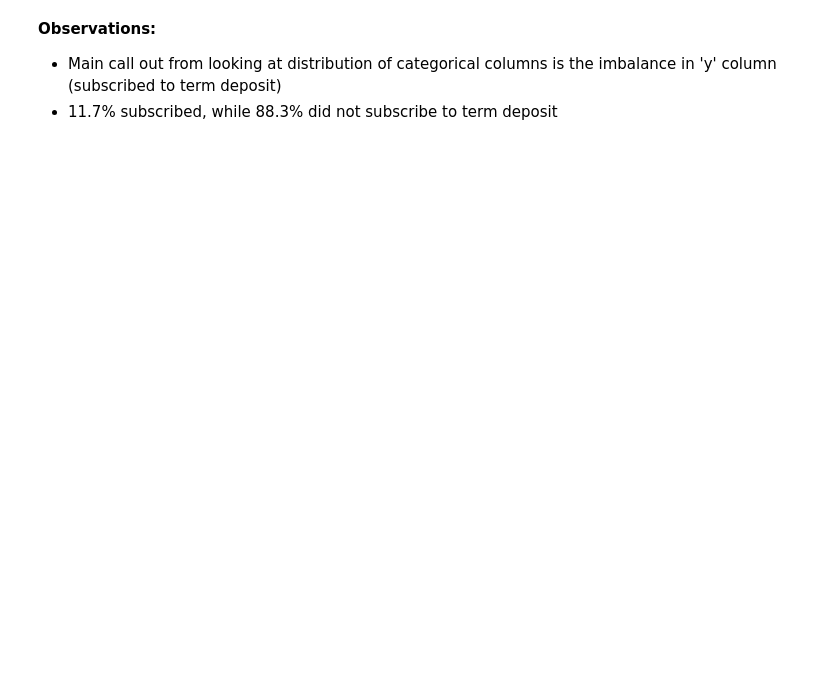
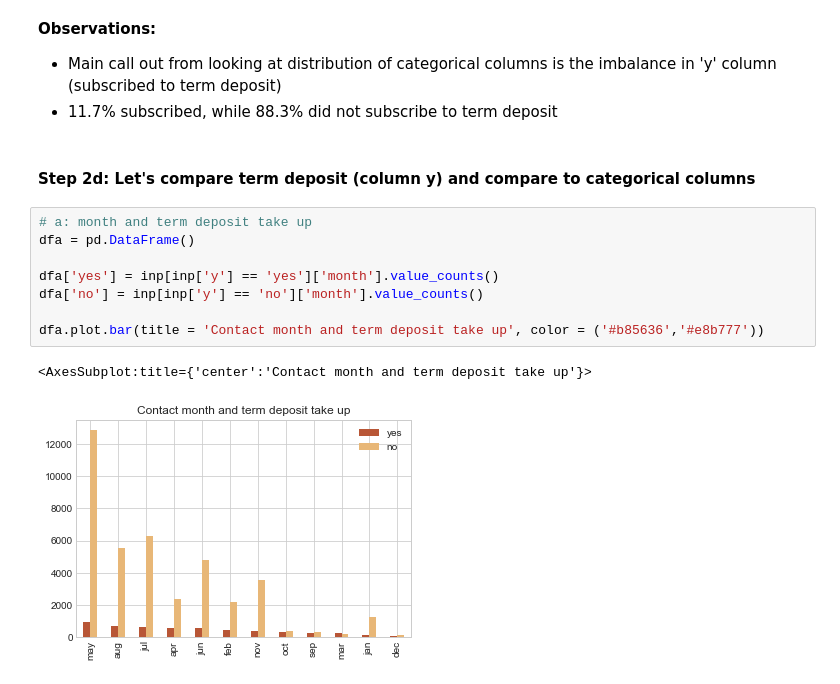
Before and after one commit to altaafkhan/term-deposit-analysis, a Jupyter notebook: script/term_deposit.ipynb, the cells around one changed output. Saved outputs shown, nothing was run; the diff lists cells and outputs as text; blank space fills up the shorter version.

Commit message:
compare subscription to categorical columns

```diff
--- a/script/term_deposit.ipynb
+++ b/script/term_deposit.ipynb
@@ -193,3 +209,16 @@ Name: y, dtype: float64
 **Observations:**
 * Main call out from looking at distribution of categorical columns is the imbalance in 'y' column (subscribed to term deposit)
 * 11.7% subscribed, while 88.3% did not subscribe to term deposit
+# %% [markdown]
+#### Step 2d: Let's compare term deposit (column y) and compare to categorical columns
+# %%
+# a: month and term deposit take up
+dfa = pd.DataFrame()
+
+dfa['yes'] = inp[inp['y'] == 'yes']['month'].value_counts()
+dfa['no'] = inp[inp['y'] == 'no']['month'].value_counts()
+
+dfa.plot.bar(title = 'Contact month and term deposit take up', color = ('#b85636','#e8b777'))
+# %% [output]
+<AxesSubplot:title={'center':'Contact month and term deposit take up'}>
+[figure, added]
```
Also changed, not shown: parts of 11 cells of this notebook.
